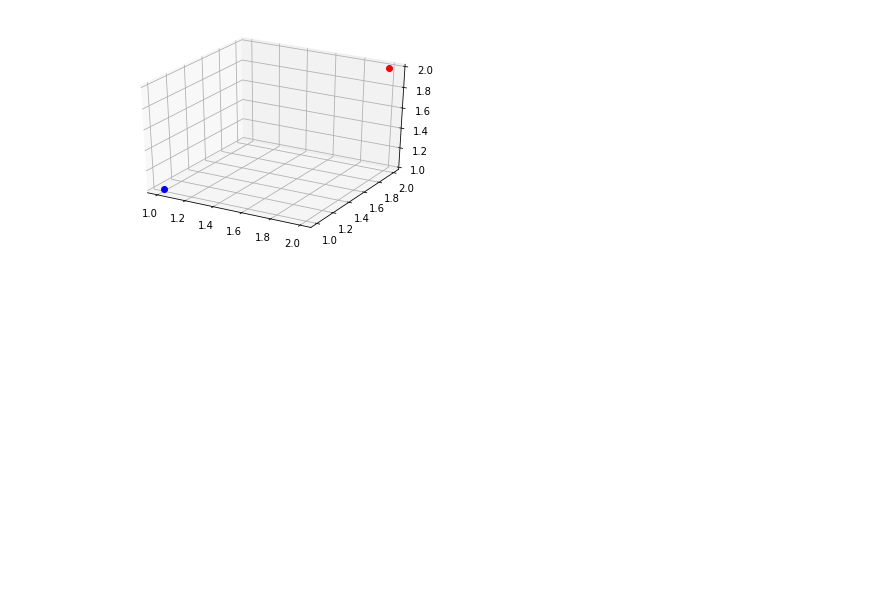
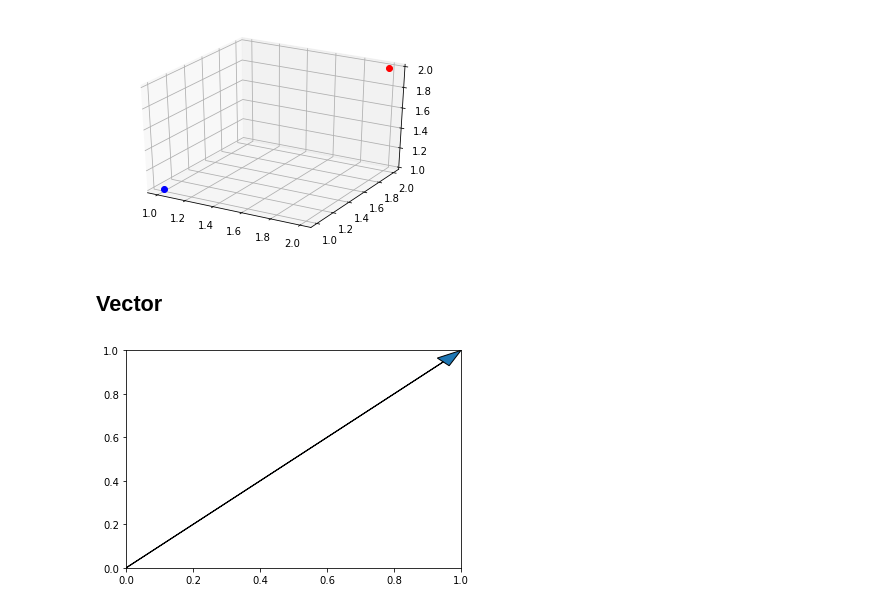
Before and after one commit to stevenkfirth/crossproduct, a Jupyter notebook: notebooks/docs/plot_methods.ipynb, the cells around one changed output. Cells and saved outputs as stored; diff of their text form; code cells hidden in the pictures; blank space fills up the shorter version.

```diff
--- a/notebooks/docs/plot_methods.ipynb
+++ b/notebooks/docs/plot_methods.ipynb
@@ -25,3 +24,14 @@ plt.savefig('point_plot_3D')
 plt.show()
 # %% [output]
 [figure]
+# %% [markdown]
+## Vector
+# %%
+import matplotlib.pyplot as plt
+from crossproduct import Vector
+fig, ax = plt.subplots()
+Vector(1,1).plot(ax)
+plt.savefig('vector_plot_2D')
+plt.show()
+# %% [output]
+[figure, added]
```
Also changed, not shown: parts of 2 cells of this notebook, 14 other files.
